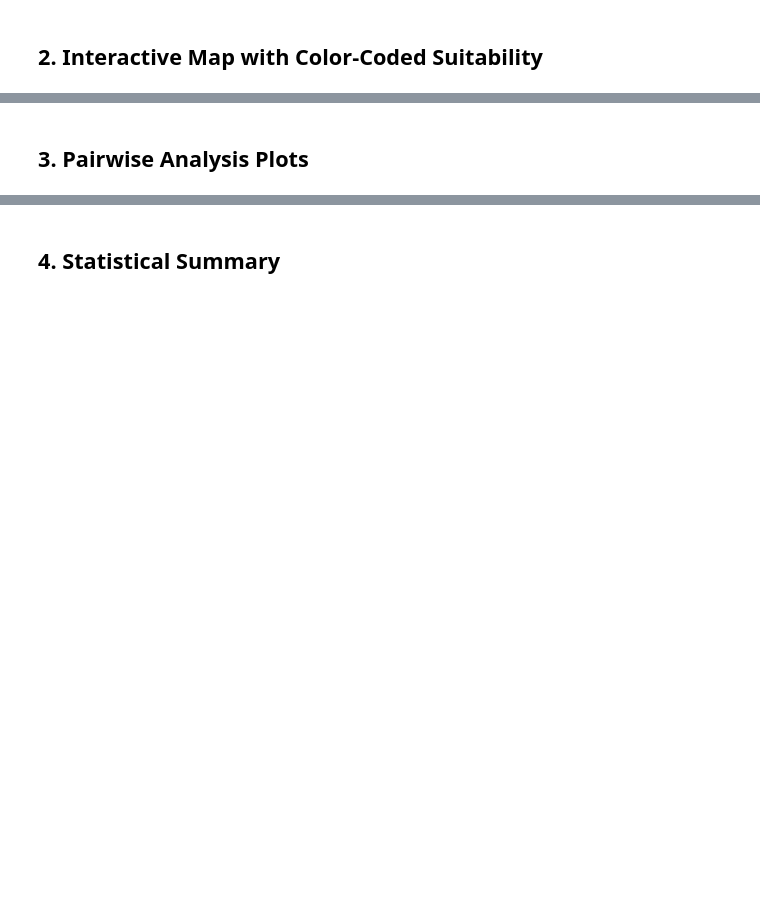
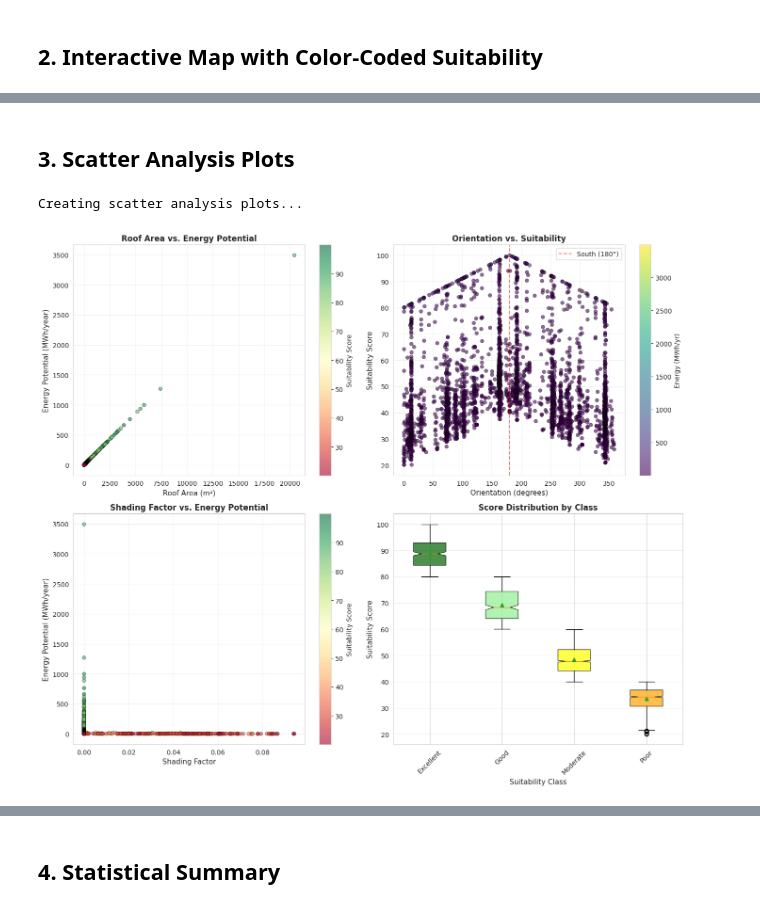
Before and after one commit to ValOnyando/ITC-Solar-Panel-Suitability-Mapping, a Jupyter notebook: notebooks/03_visualization_demo.ipynb, the cells around one changed output, grey strips where cells are left out. Drawn from its saved outputs; the diff is of its cells as text; code cells hidden in the pictures; blank space fills up the shorter version.

```diff
--- a/notebooks/03_visualization_demo.ipynb
+++ b/notebooks/03_visualization_demo.ipynb
@@ -11,4 +132,76 @@
 # %% [markdown]
-## 3. Pairwise Analysis Plots
+## 3. Scatter Analysis Plots
 # %%
-# TODO: Create pairwise scatter plots
+# Create scatter analysis plots
+print("Creating scatter analysis plots...")
+
+# Create a 2x2 grid of scatter plots
+fig, axes = plt.subplots(2, 2, figsize=(14, 12))
+
+# 1. Roof area vs. energy potential
+scatter1 = axes[0, 0].scatter(ranked_buildings['roof_area'],
+                              ranked_buildings['energy_potential']/1000,
+                              c=ranked_buildings['suitability_score'],
+                              cmap='RdYlGn', alpha=0.6, s=30, edgecolor='black', linewidth=0.5)
+axes[0, 0].set_xlabel('Roof Area (m²)', fontsize=11)
+axes[0, 0].set_ylabel('Energy Potential (MWh/year)', fontsize=11)
+axes[0, 0].set_title('Roof Area vs. Energy Potential', fontsize=12, fontweight='bold')
+axes[0, 0].grid(True, alpha=0.3)
+plt.colorbar(scatter1, ax=axes[0, 0], label='Suitability Score')
+
+# 2. Orientation vs. suitability score
+scatter2 = axes[0, 1].scatter(ranked_buildings['orientation'],
+                              ranked_buildings['suitability_score'],
+                              c=ranked_buildings['energy_potential']/1000,
+                              cmap='viridis', alpha=0.6, s=30, edgecolor='black', linewidth=0.5)
+axes[0, 1].set_xlabel('Orientation (degrees)', fontsize=11)
+axes[0, 1].set_ylabel('Suitability Score', fontsize=11)
+axes[0, 1].set_title('Orientation vs. Suitability', fontsize=12, fontweight='bold')
+axes[0, 1].axvline(180, color='red', linestyle='--', alpha=0.5, label='South (180°)')
+axes[0, 1].grid(True, alpha=0.3)
+axes[0, 1].legend()
+plt.colorbar(scatter2, ax=axes[0, 1], label='Energy (MWh/yr)')
+
+# 3. Shading factor vs. energy potential
+scatter3 = axes[1, 0].scatter(ranked_buildings['shading_factor'],
+                              ranked_buildings['energy_potential']/1000,
+                              c=ranked_buildings['suitability_score'],
+                              cmap='RdYlGn', alpha=0.6, s=30, edgecolor='black', linewidth=0.5)
+axes[1, 0].set_xlabel('Shading Factor', fontsize=11)
+axes[1, 0].set_ylabel('Energy Potential (MWh/year)', fontsize=11)
+axes[1, 0].set_title('Shading Factor vs. Energy Potential', fontsize=12, fontweight='bold')
+axes[1, 0].grid(True, alpha=0.3)
+plt.colorbar(scatter3, ax=axes[1, 0], label='Suitability Score')
+
+# 4. Suitability score by class (box plot)
+classes = ['Excellent', 'Good', 'Moderate', 'Fair', 'Poor']
+class_data = [ranked_buildings[ranked_buildings['suitability_class'] == cls]['suitability_score'].values
+              for cls in classes if cls in ranked_buildings['suitability_class'].values]
+class_labels = [cls for cls in classes if cls in ranked_buildings['suitability_class'].values]
+colors_list = ['darkgreen', 'lightgreen', 'yellow', 'orange', 'red'][:len(class_labels)]
+
+bp = axes[1, 1].boxplot(class_data, labels=class_labels, patch_artist=True,
+                        notch=True, showmeans=True)
+for patch, color in zip(bp['boxes'], colors_list):
+    patch.set_facecolor(color)
+    patch.set_alpha(0.7)
+axes[1, 1].set_xlabel('Suitability Class', fontsize=11)
+axes[1, 1].set_ylabel('Suitability Score', fontsize=11)
+axes[1, 1].set_title('Score Distribution by Class', fontsize=12, fontweight='bold')
+axes[1, 1].grid(True, alpha=0.3, axis='y')
+axes[1, 1].tick_params(axis='x', rotation=45)
+
+plt.tight_layout()
+plt.savefig("../outputs/figures/scatter_analysis.png", dpi=300, bbox_inches='tight')
+plt.show()
+
+print(f"\n✅ Scatter analysis plots created!")
+print(f"   Saved to: ../outputs/figures/scatter_analysis.png")
+print(f"\n📊 Key Relationships:")
+print(f"   • Roof area vs. energy potential: Strong positive correlation")
+print(f"   • Orientation effects on suitability: South-facing (180°) optimal")
+print(f"   • Shading factor vs. energy: Negative correlation (higher shading = lower energy)")
+print(f"   • Score distribution shows clear class separation")
+# %% [output]
+Creating scatter analysis plots...
+[figure, added]
```
Also changed, not shown: parts of 17 cells of this notebook, 41 other files.
